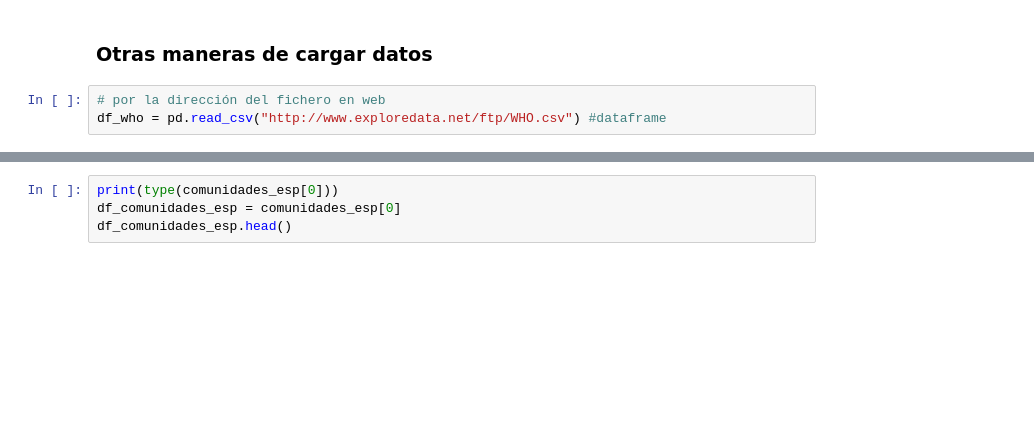
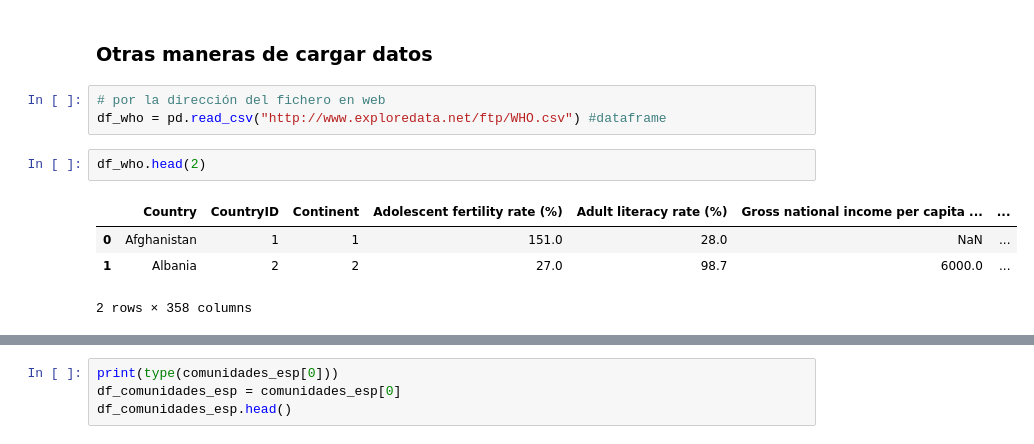
Before and after one commit to wisaaco/TxADM, a Jupyter notebook: notebooks/Part2/00_Pandas/01_Introduccion.ipynb, the cells around one changed output, grey strips where cells are left out. Saved outputs shown, nothing was run; the diff lists cells and outputs as text; blank space fills up the shorter version.

```diff
--- a/notebooks/Part2/00_Pandas/01_Introduccion.ipynb
+++ b/notebooks/Part2/00_Pandas/01_Introduccion.ipynb
@@ -194,6 +211,13 @@ df_gastos = pd.read_csv("data/presupuesto_gastos_2023.csv",delimiter=";",encodin
 # %%
 # por la dirección del fichero en web
 df_who = pd.read_csv("http://www.exploredata.net/ftp/WHO.csv") #dataframe
+# %%
+df_who.head(2)
+# %% [output]
+|  | Country | CountryID | Continent | Adolescent fertility rate (%) | Adult literacy rate (%) | Gross national income per capita ... | ... |
+| 0 | Afghanistan | 1 | 1 | 151.0 | 28.0 | NaN | ... |
+| 1 | Albania | 2 | 2 | 27.0 | 98.7 | 6000.0 | ... |
+2 rows × 358 columns
 # %%
 # extracción de contenido en una página web
 url = "https://es.wikipedia.org/wiki/Anexo:Comunidades_y_ciudades_aut%C3%B3nomas_de_Espa%C3%B1a"
```
Also changed, not shown: parts of 85 cells of this notebook.
